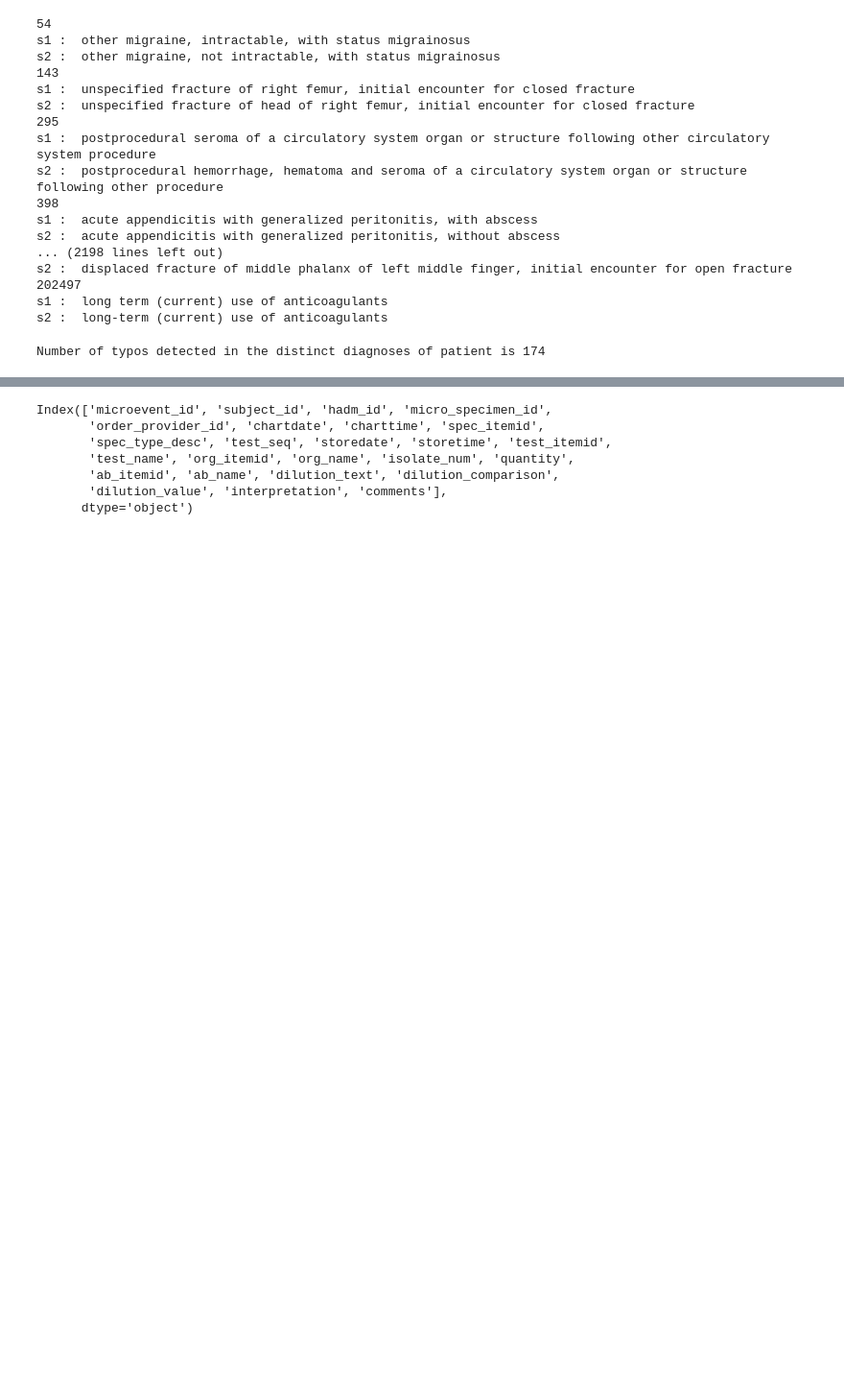
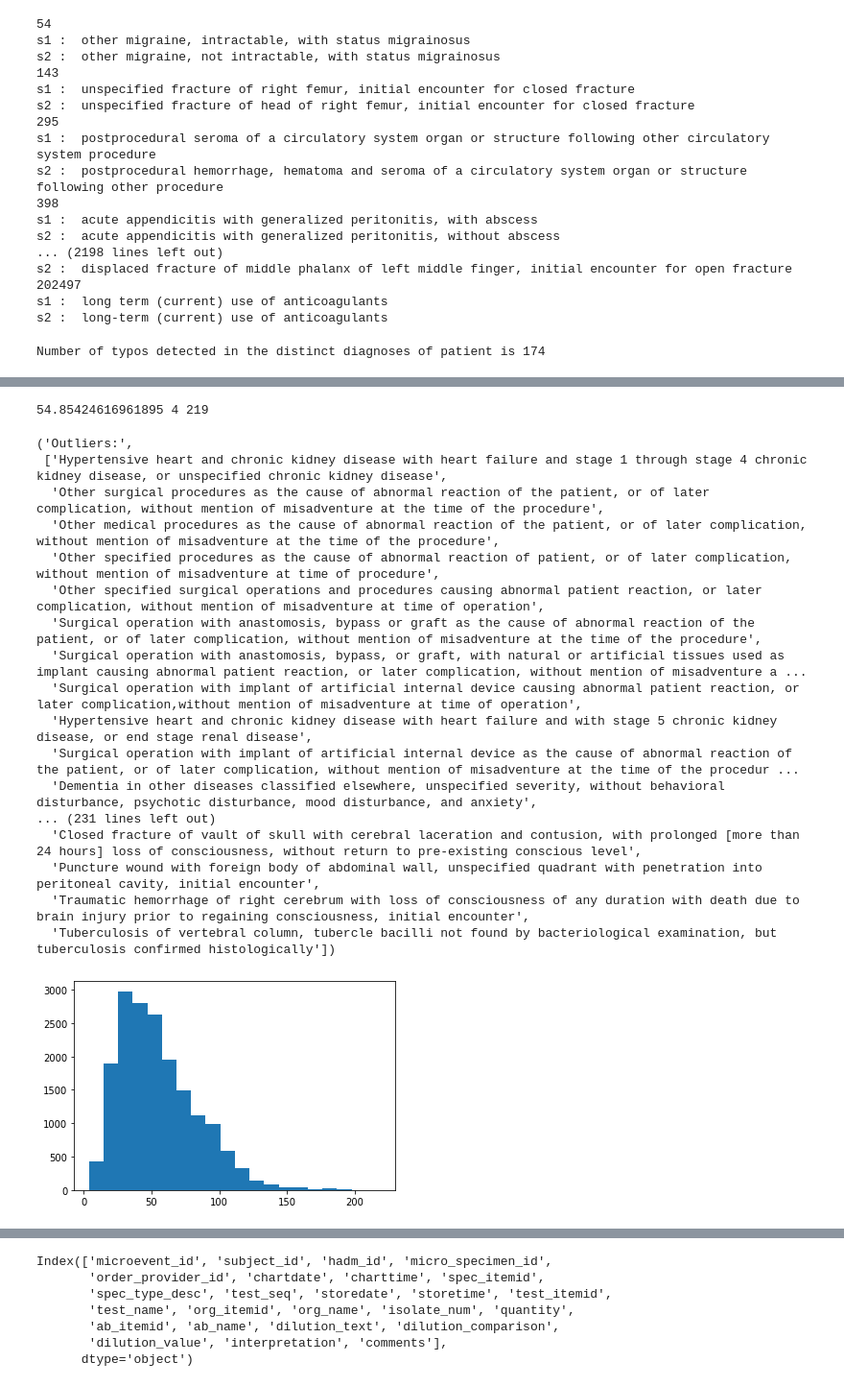
Before and after one commit to JoanneJegou/BachelorThesis, a Jupyter notebook: MIMIC-IV.ipynb, the cells around one changed output, grey strips where cells are left out. Shown at 96% size. Drawn from its saved outputs; the diff is of its cells as text; code cells hidden in the pictures; blank space fills up the shorter version.

```diff
--- a/MIMIC-IV.ipynb
+++ b/MIMIC-IV.ipynb
@@ -659,0 +674,22 @@ df_sepsis_diagnoses
+# %%
+textStatistics(df_diagnoses, "long_title")
+# %% [output]
+54.85424616961895 4 219
+('Outliers:',
+ ['Hypertensive heart and chronic kidney disease with heart failure and stage 1 through stage 4 chronic kidney disease, or unspecified chronic kidney disease',
+  'Other surgical procedures as the cause of abnormal reaction of the patient, or of later complication, without mention of misadventure at the time of the procedure',
+  'Other medical procedures as the cause of abnormal reaction of the patient, or of later complication, without mention of misadventure at the time of the procedure',
+  'Other specified procedures as the cause of abnormal reaction of patient, or of later complication, without mention of misadventure at time of procedure',
+  'Other specified surgical operations and procedures causing abnormal patient reaction, or later complication, without mention of misadventure at time of operation',
+  'Surgical operation with anastomosis, bypass or graft as the cause of abnormal reaction of the patient, or of later complication, without mention of misadventure at the time of the procedure',
+  'Surgical operation with anastomosis, bypass, or graft, with natural or artificial tissues used as implant causing abnormal patient reaction, or later complication, without mention of misadventure a ...
+  'Surgical operation with implant of artificial internal device causing abnormal patient reaction, or later complication,without mention of misadventure at time of operation',
+  'Hypertensive heart and chronic kidney disease with heart failure and with stage 5 chronic kidney disease, or end stage renal disease',
+  'Surgical operation with implant of artificial internal device as the cause of abnormal reaction of the patient, or of later complication, without mention of misadventure at the time of the procedur ...
+  'Dementia in other diseases classified elsewhere, unspecified severity, without behavioral disturbance, psychotic disturbance, mood disturbance, and anxiety',
+... (231 lines left out)
+  'Closed fracture of vault of skull with cerebral laceration and contusion, with prolonged [more than 24 hours] loss of consciousness, without return to pre-existing conscious level',
+  'Puncture wound with foreign body of abdominal wall, unspecified quadrant with penetration into peritoneal cavity, initial encounter',
+  'Traumatic hemorrhage of right cerebrum with loss of consciousness of any duration with death due to brain injury prior to regaining consciousness, initial encounter',
+  'Tuberculosis of vertebral column, tubercle bacilli not found by bacteriological examination, but tuberculosis confirmed histologically'])
+[figure, added]
```
Also changed, not shown: parts of 205 cells of this notebook, 2 other files.
